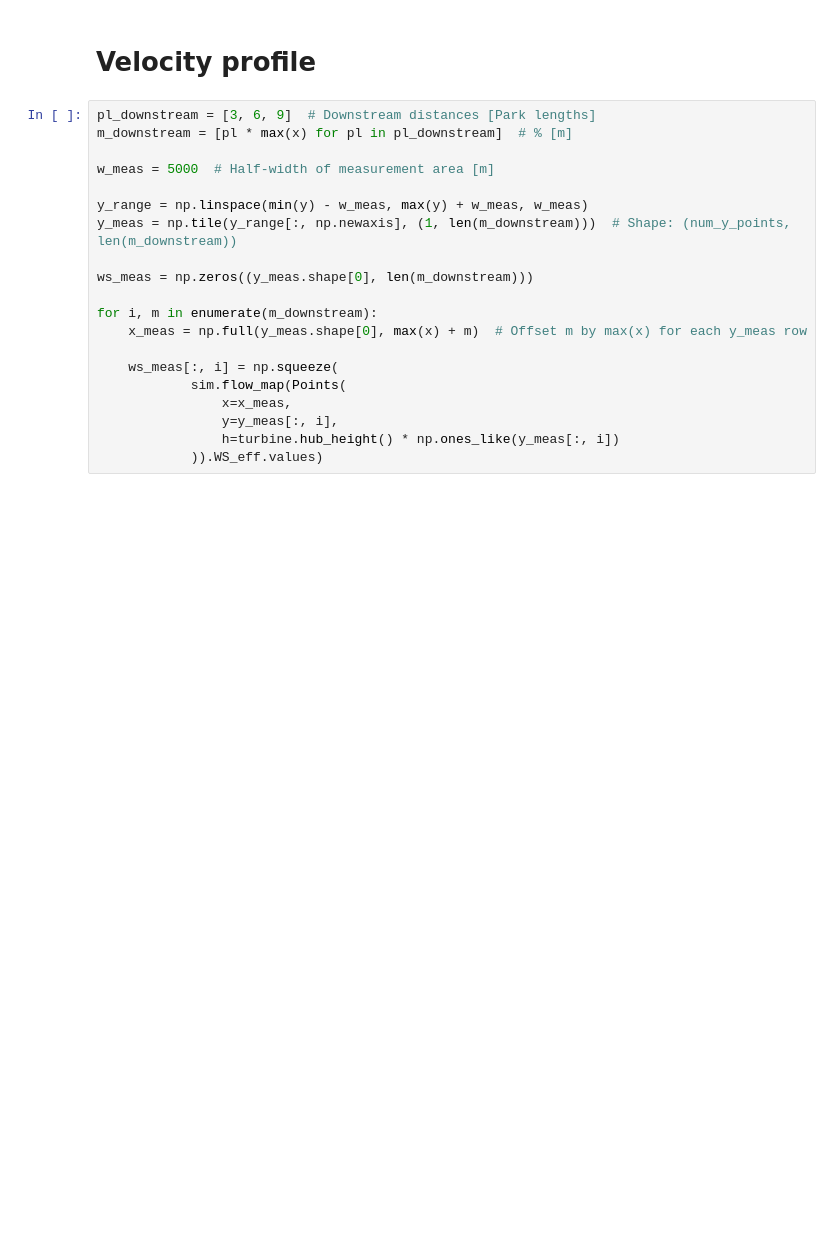
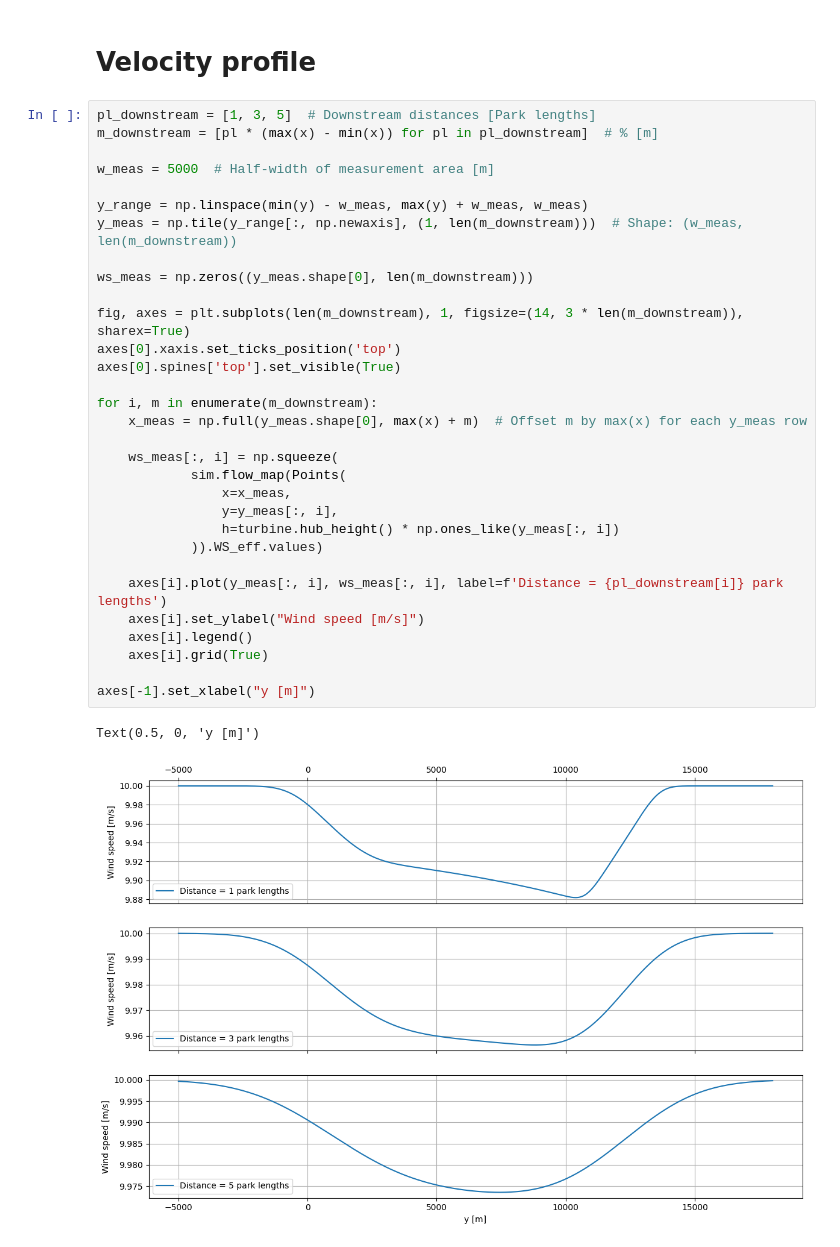
Before and after one commit to marcinsadowy/WTABL, a Jupyter notebook: ArbitraryLayouts/pywake_simple_comparison.ipynb, the cells around one changed output. Cells and saved outputs as stored; diff of their text form; blank space fills up the shorter version.

```diff
--- a/ArbitraryLayouts/pywake_simple_comparison.ipynb
+++ b/ArbitraryLayouts/pywake_simple_comparison.ipynb
@@ -81,22 +82,36 @@ Text(0.5, 1.0, 'Wake map for 270 deg and 10 m/s')
 # %% [markdown]
 # Velocity profile
 # %%
-pl_downstream = [3, 6, 9]  # Downstream distances [Park lengths]
-m_downstream = [pl * max(x) for pl in pl_downstream]  # % [m]
+pl_downstream = [1, 3, 5]  # Downstream distances [Park lengths]
+m_downstream = [pl * (max(x) - min(x)) for pl in pl_downstream]  # % [m]
 
 w_meas = 5000  # Half-width of measurement area [m]
 
 y_range = np.linspace(min(y) - w_meas, max(y) + w_meas, w_meas)
-y_meas = np.tile(y_range[:, np.newaxis], (1, len(m_downstream)))  # Shape: (num_y_points, len(m_downstream))
+y_meas = np.tile(y_range[:, np.newaxis], (1, len(m_downstream)))  # Shape: (w_meas, len(m_downstream))
 
 ws_meas = np.zeros((y_meas.shape[0], len(m_downstream)))
+
+fig, axes = plt.subplots(len(m_downstream), 1, figsize=(14, 3 * len(m_downstream)), sharex=True)
+axes[0].xaxis.set_ticks_position('top')
+axes[0].spines['top'].set_visible(True)
 
 for i, m in enumerate(m_downstream):
     x_meas = np.full(y_meas.shape[0], max(x) + m)  # Offset m by max(x) for each y_meas row
 
     ws_meas[:, i] = np.squeeze(
             sim.flow_map(Points(
                 x=x_meas,
                 y=y_meas[:, i],
                 h=turbine.hub_height() * np.ones_like(y_meas[:, i])
             )).WS_eff.values)
+
+    axes[i].plot(y_meas[:, i], ws_meas[:, i], label=f'Distance = {pl_downstream[i]} park lengths')
+    axes[i].set_ylabel("Wind speed [m/s]")
+    axes[i].legend()
+    axes[i].grid(True)
+
+axes[-1].set_xlabel("y [m]")
+# %% [output]
+Text(0.5, 0, 'y [m]')
+[figure, added]
```
Also changed, not shown: parts of 2 cells of this notebook.
